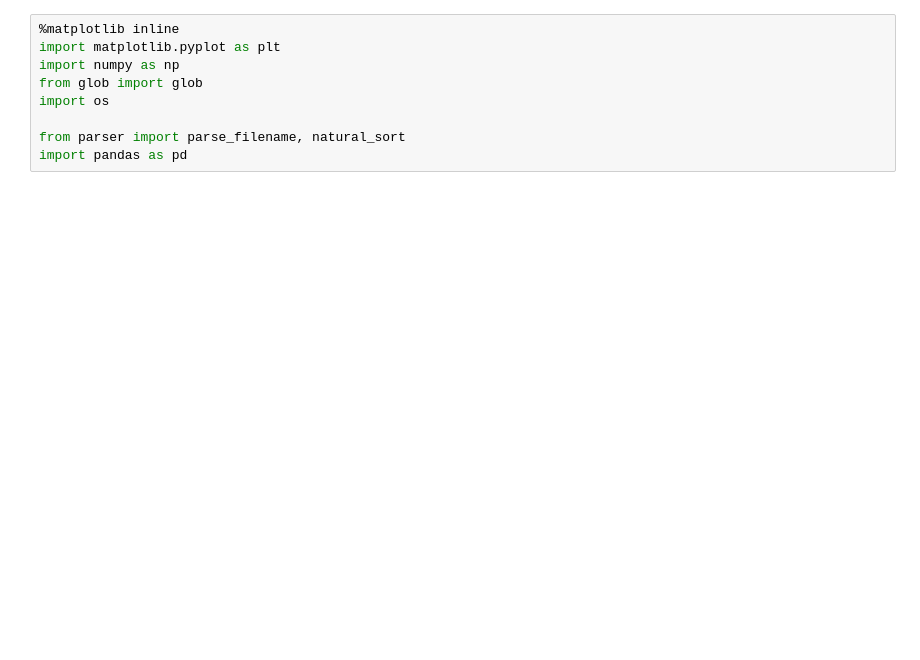
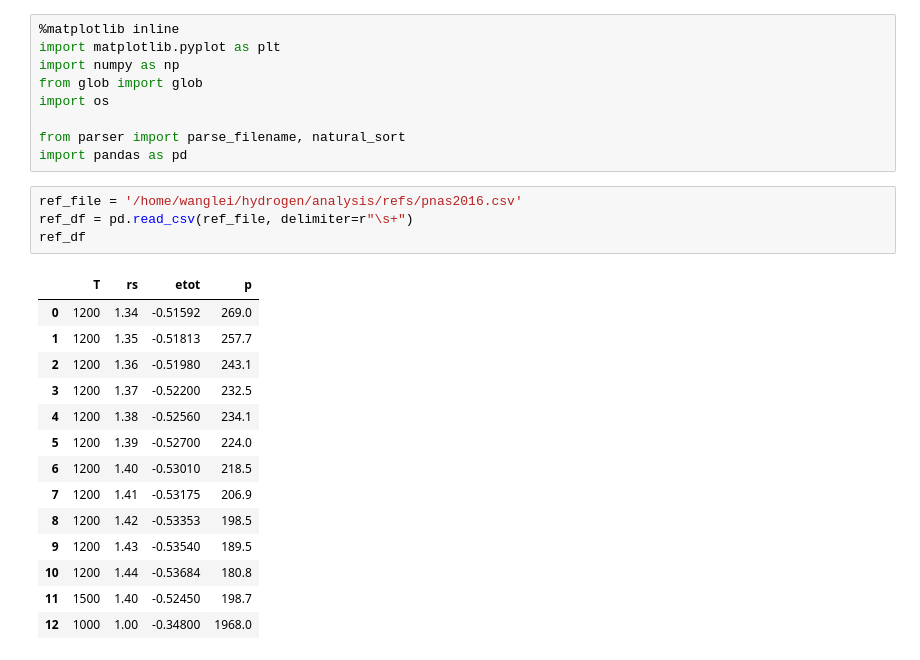
Before and after one commit to fermiflow/hydrogen, a Jupyter notebook: analysis/analysis.ipynb, the cells around one changed output. Drawn from its saved outputs; the diff is of its cells as text; blank space fills up the shorter version.

```diff
--- a/analysis/analysis.ipynb
+++ b/analysis/analysis.ipynb
@@ -7,4 +7,23 @@ import os
 
 from parser import parse_filename, natural_sort
 import pandas as pd
+# %%
+ref_file = '/home/wanglei/hydrogen/analysis/refs/pnas2016.csv'
+ref_df = pd.read_csv(ref_file, delimiter=r"\s+")
+ref_df
+# %% [output]
+|  | T | rs | etot | p |
+| 0 | 1200 | 1.34 | -0.51592 | 269.0 |
+| 1 | 1200 | 1.35 | -0.51813 | 257.7 |
+| 2 | 1200 | 1.36 | -0.51980 | 243.1 |
+| 3 | 1200 | 1.37 | -0.52200 | 232.5 |
+| 4 | 1200 | 1.38 | -0.52560 | 234.1 |
+| 5 | 1200 | 1.39 | -0.52700 | 224.0 |
+| 6 | 1200 | 1.40 | -0.53010 | 218.5 |
+| 7 | 1200 | 1.41 | -0.53175 | 206.9 |
+| 8 | 1200 | 1.42 | -0.53353 | 198.5 |
+| 9 | 1200 | 1.43 | -0.53540 | 189.5 |
+| 10 | 1200 | 1.44 | -0.53684 | 180.8 |
+| 11 | 1500 | 1.40 | -0.52450 | 198.7 |
+| 12 | 1000 | 1.00 | -0.34800 | 1968.0 |
 # %%
```
Also changed, not shown: parts of 4 cells of this notebook, 8 other files.
